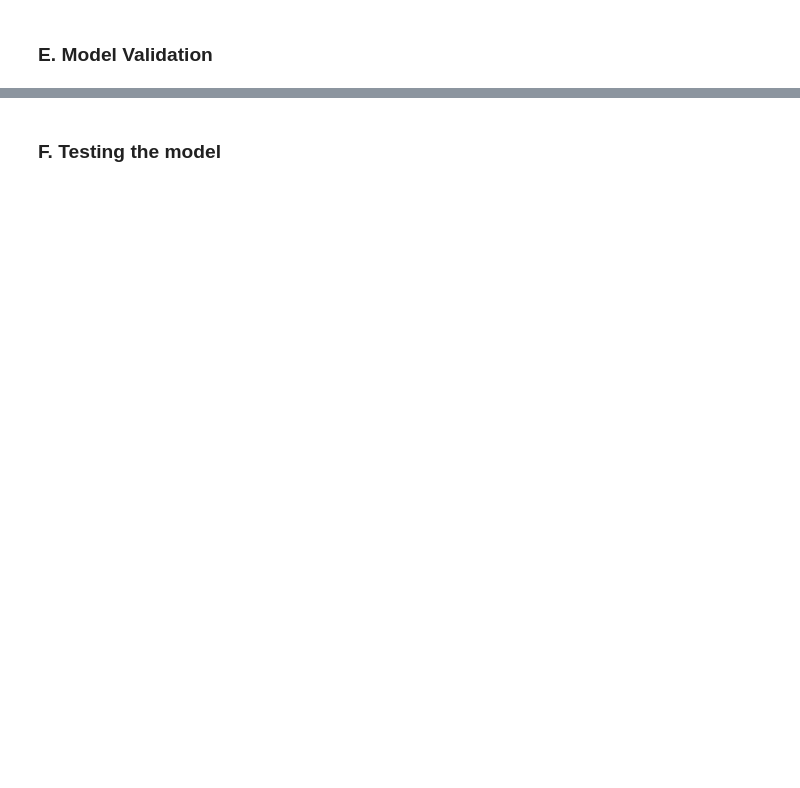
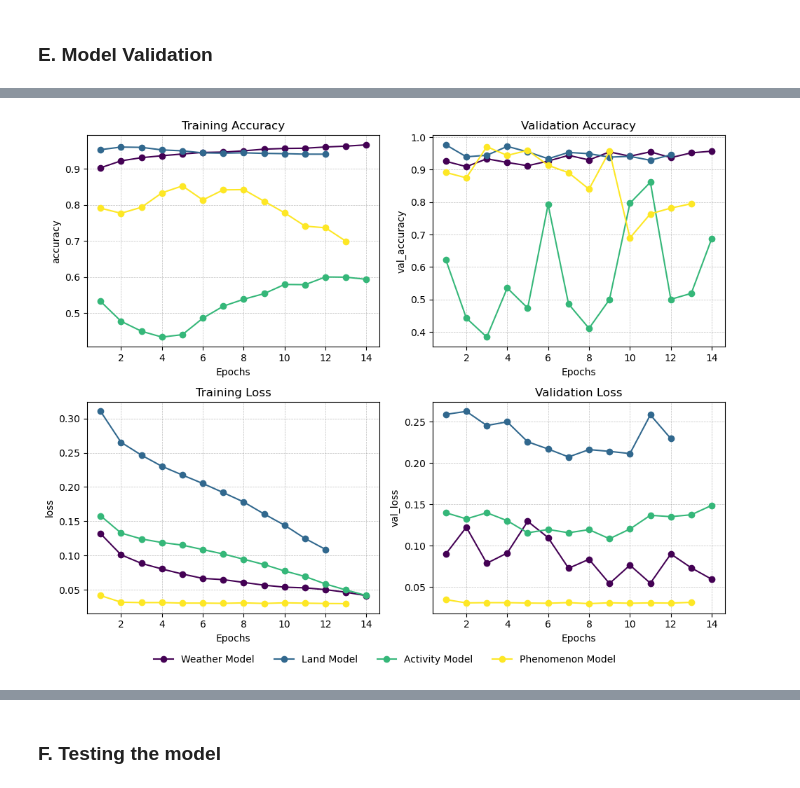
Before and after one commit to daistarr/AmazonMonitoring, a Jupyter notebook: 3_Model/2_Model.ipynb, the cells around one changed output, grey strips where cells are left out. Cells and saved outputs as stored; diff of their text form; code cells hidden in the pictures; blank space fills up the shorter version.

```diff
--- a/3_Model/2_Model.ipynb
+++ b/3_Model/2_Model.ipynb
@@ -498,0 +504,42 @@ plot_metrics(history_phenomenon, title='(Phenomenon Model)')
+# %%
+import matplotlib.pyplot as plt
+import matplotlib.cm as cm
+import numpy as np
+
+# Function to create a subplot for each metric and a shared legend
+def create_subplots(histories, labels):
+    fig, axs = plt.subplots(2, 2, figsize=(10, 8))
+    metrics = ['accuracy', 'val_accuracy', 'loss', 'val_loss']
+    titles = ['Training Accuracy', 'Validation Accuracy', 'Training Loss', 'Validation Loss']
+
+    # Get colors from 'viridis' colormap
+    colors = cm.viridis(np.linspace(0, 1, len(histories)))
+
+    lines = []  # To store line objects for the legend
+    for i, metric in enumerate(metrics):
+        ax = axs[i//2, i%2]
+        for history, label, color in zip(histories, labels, colors):
+            epochs = range(1, len(history.history[metric]) + 1)
+            line, = ax.plot(epochs, history.history[metric], color=color, marker='o', label=label)
+            if i == 0:  # Only add to lines list once
+                lines.append(line)
+        ax.set_title(titles[i])
+        ax.set_xlabel('Epochs')
+        ax.set_ylabel(metric)
+
+        # Adding dashed gray grid with alpha 0.5
+        ax.grid(True, which='both', linestyle='--', linewidth=0.5, color='gray', alpha=0.5)
+
+    # Creating a shared legend for all subplots
+    fig.legend(handles=lines, labels=labels, loc='lower center', ncol=len(labels), frameon=False)
+    plt.tight_layout(rect=[0, 0.03, 1, 1])  # Adjust layout to make room for legend
+    plt.show()
+
+# List of histories and labels
+histories = [history_weather, history_land, history_activity, history_phenomenon]
+labels = ['Weather Model', 'Land Model', 'Activity Model', 'Phenomenon Model']
+
+# Create subplots
+create_subplots(histories, labels)
+# %% [output]
+[figure, added]
```
Also changed, not shown: parts of 12 cells of this notebook, 1 other file.
